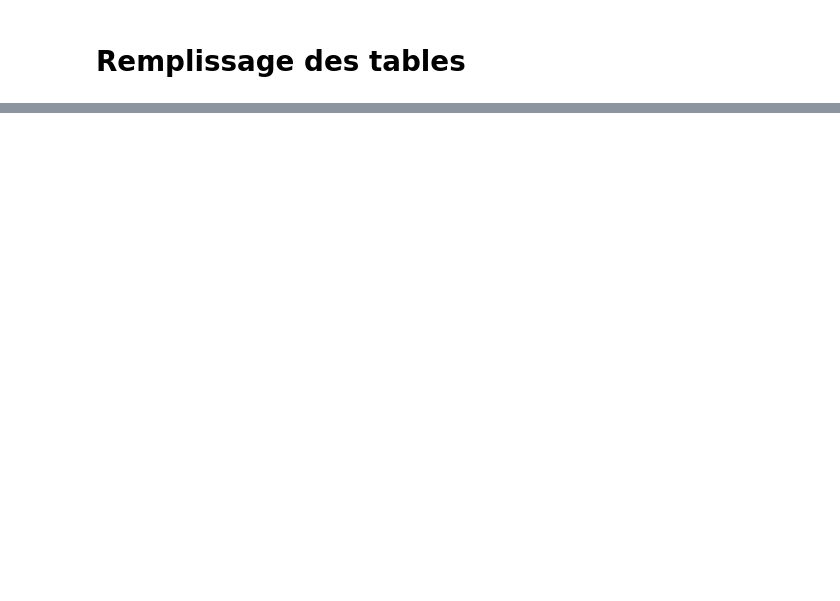
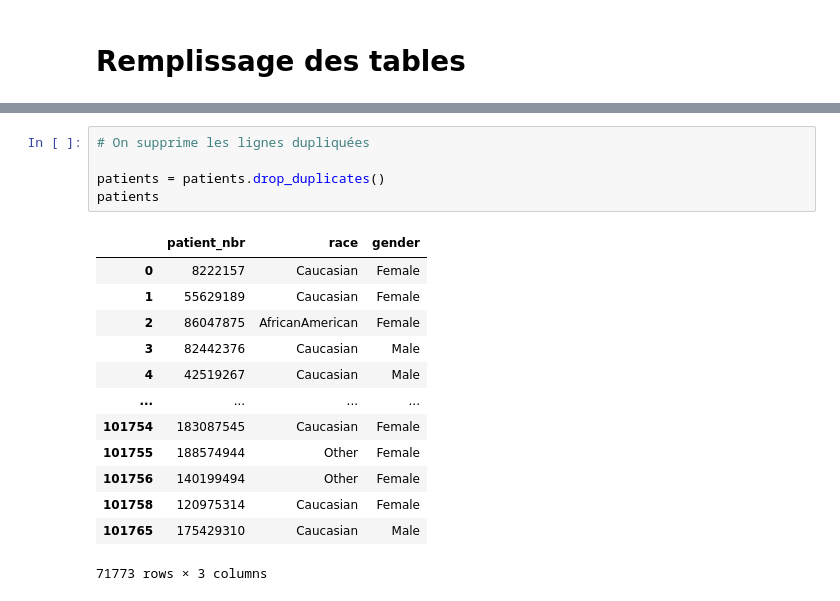
Before and after one commit to Gwendelina/130US_diabete, a Jupyter notebook: Creation BDD/Creation_BDD.ipynb, the cells around one changed output, grey strips where cells are left out. Saved outputs shown, nothing was run; the diff lists cells and outputs as text; blank space fills up the shorter version.

```diff
--- a/Creation BDD/Creation_BDD.ipynb
+++ b/Creation BDD/Creation_BDD.ipynb
@@ -135,0 +165,19 @@ data.head()
+# %%
+# On supprime les lignes dupliquées
+
+patients = patients.drop_duplicates()
+patients
+# %% [output]
+|  | patient_nbr | race | gender |
+| 0 | 8222157 | Caucasian | Female |
+| 1 | 55629189 | Caucasian | Female |
+| 2 | 86047875 | AfricanAmerican | Female |
+| 3 | 82442376 | Caucasian | Male |
+| 4 | 42519267 | Caucasian | Male |
+| ... | ... | ... | ... |
+| 101754 | 183087545 | Caucasian | Female |
+| 101755 | 188574944 | Other | Female |
+| 101756 | 140199494 | Other | Female |
+| 101758 | 120975314 | Caucasian | Female |
+| 101765 | 175429310 | Caucasian | Male |
+71773 rows × 3 columns
```
Also changed, not shown: parts of 28 cells of this notebook, 1 other file.
